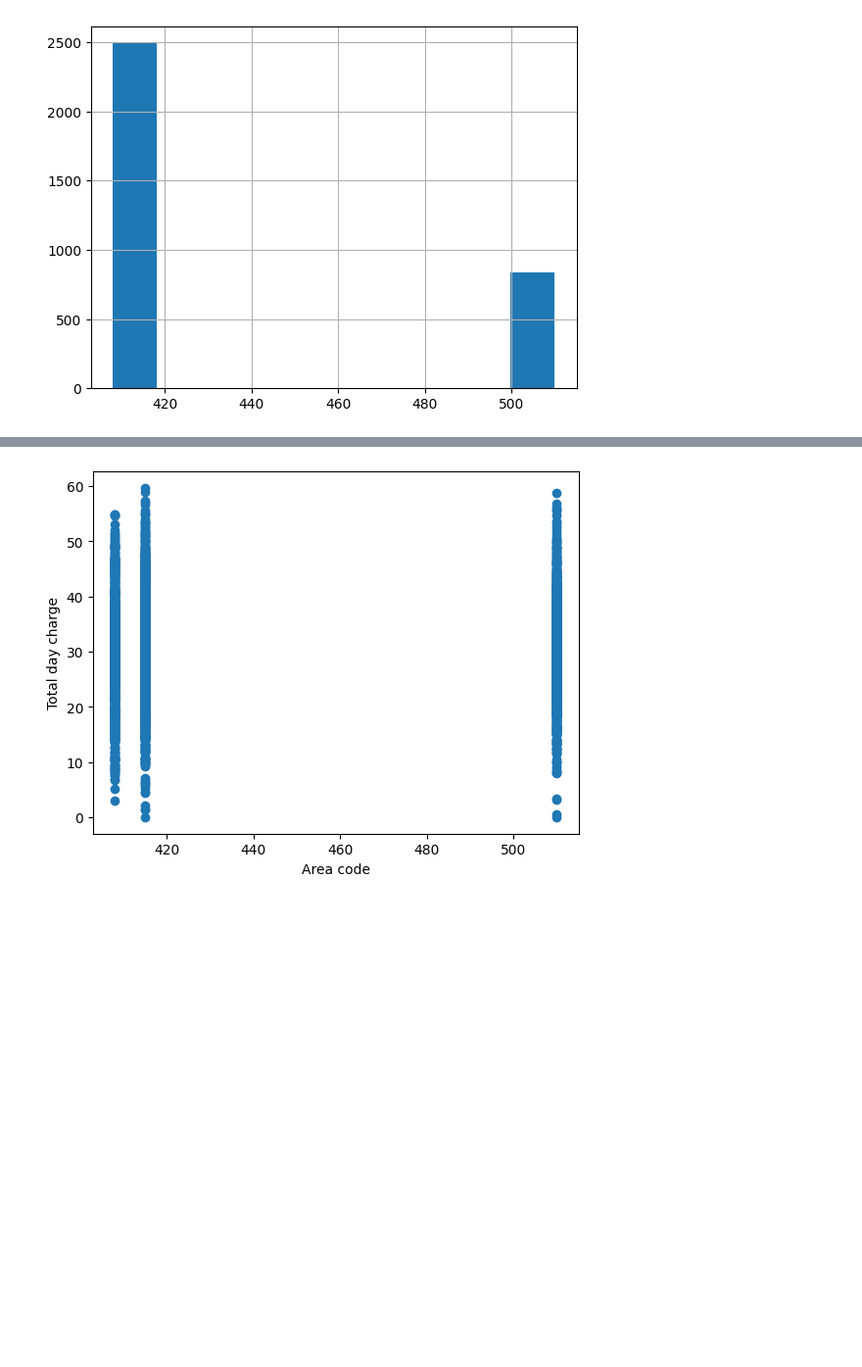
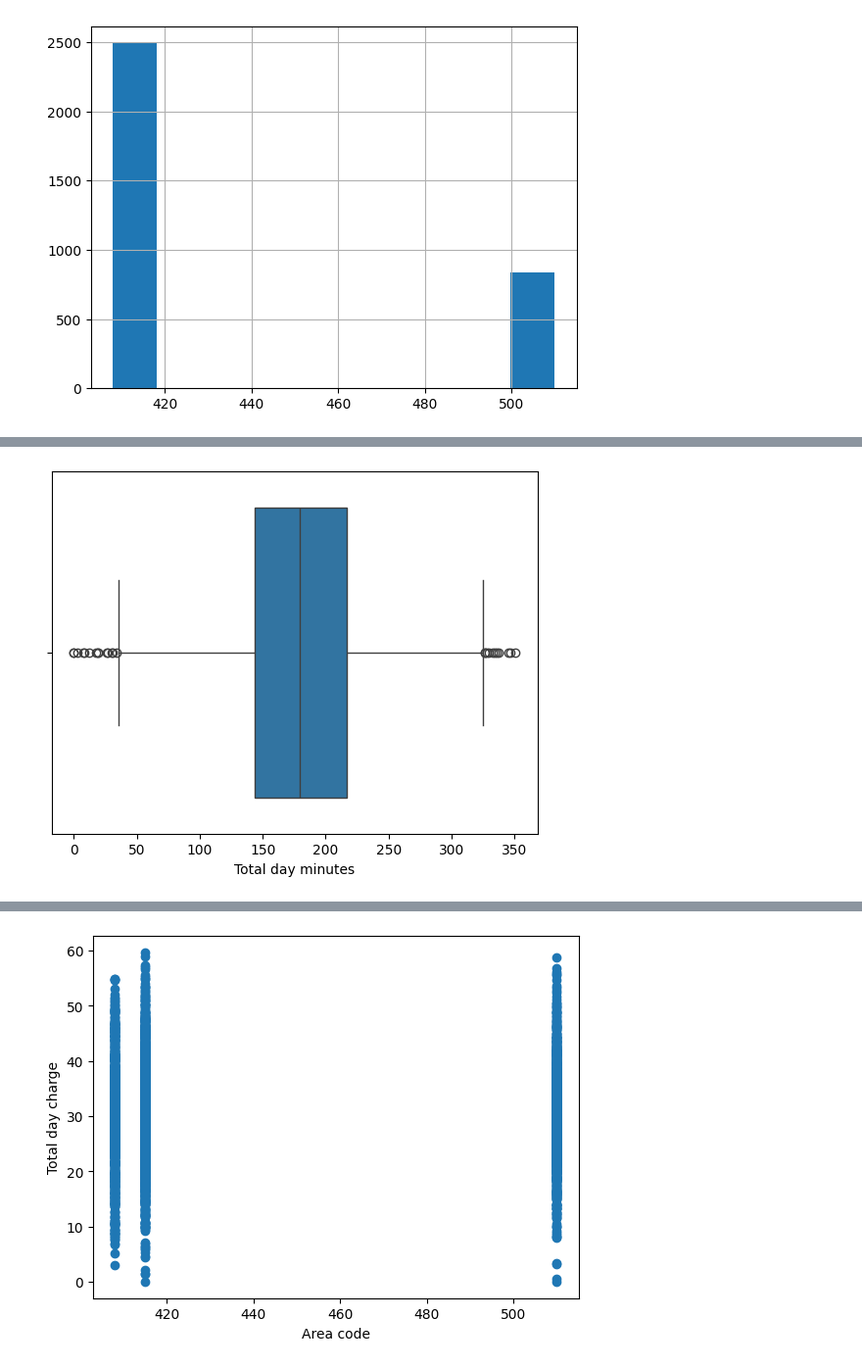
Before and after one commit to Aswathy-alien/ML, a Jupyter notebook: Week-3-Pandas-and-Seaborn_ML_in-Finance_Final-2 (1) (1).ipynb, the cells around one changed output, grey strips where cells are left out. Shown at 98% size. Cells and saved outputs as stored; diff of their text form; code cells hidden in the pictures; blank space fills up the shorter version.

```diff
--- a/Week-3-Pandas-and-Seaborn_ML_in-Finance_Final-2 (1) (1).ipynb
+++ b/Week-3-Pandas-and-Seaborn_ML_in-Finance_Final-2 (1) (1).ipynb
@@ -44,0 +52,4 @@ data['Area code'].hist();
+# %%
+sns.boxplot(data['Total day minutes'], orient="h");
+# %% [output]
+[figure, added]
```
Also changed, not shown: parts of 29 cells of this notebook, 1 other file.
